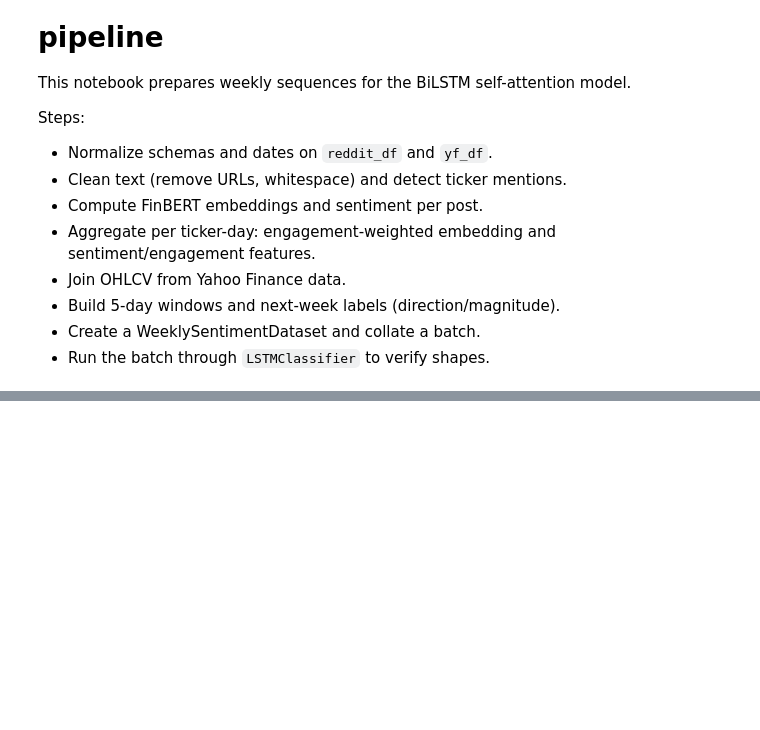
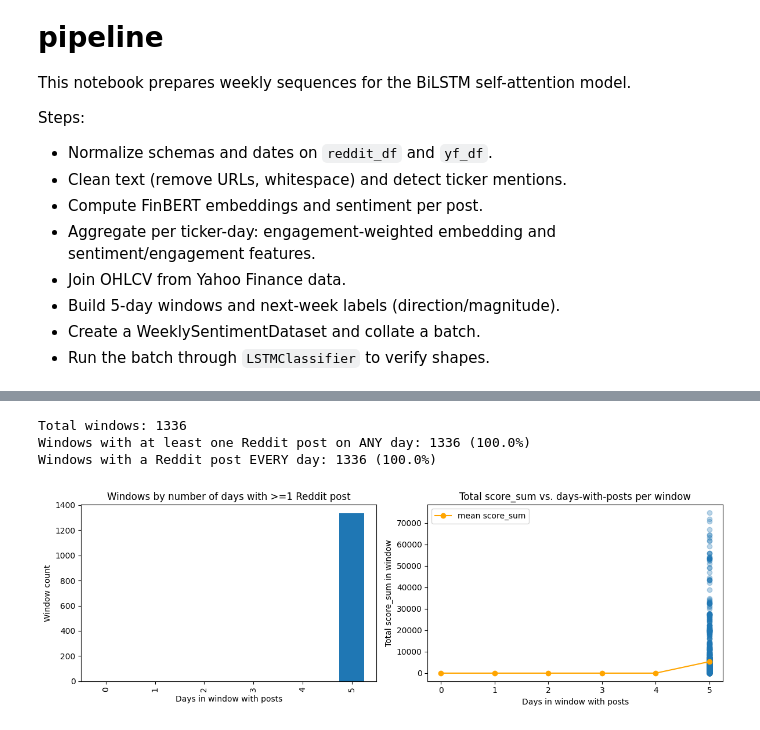
Before and after one commit to Andrew-Gautier/CS560-Group2, a Jupyter notebook: preprocessing.ipynb, the cells around one changed output, grey strips where cells are left out. Saved outputs shown, nothing was run; the diff lists cells and outputs as text; code cells hidden in the pictures; blank space fills up the shorter version.

```diff
--- a/preprocessing.ipynb
+++ b/preprocessing.ipynb
@@ -261,3 +330,79 @@ Built 0 sequences across 12 tickers
+# %%
+# Coverage of Reddit posts within built sequences + distributions
+if len(globals().get('sequences', [])) == 0:
+    print('No sequences built yet. Run the sequence-building cell first.')
+else:
+    rd = reddit.copy()
+    rd['date'] = pd.to_datetime(rd['created_utc']).dt.tz_convert('US/Eastern').dt.date
+    rd['ticker'] = rd['ticker'].astype(str).str.upper()
+    # Use distinct names to avoid collisions with columns already in `merged`
+    post_counts = (
+        rd.groupby(['ticker','date'])
+          .agg(posts=('id','count'), score_sum_day=('score','sum'))
+          .reset_index()
+    )
+
+    mp = merged.merge(post_counts, on=['ticker','date'], how='left')
+    mp['posts'] = mp['posts'].fillna(0).astype(int)
+    mp['score_sum_day'] = mp.get('score_sum_day', 0).fillna(0)
+
+    rows = []
+    seq_len_local = int(lengths[0]) if len(lengths) else None
+    for k, m in enumerate(meta):
+        tic = m.get('ticker')
+        start_idx = int(m.get('start_index', 0))
+        g = (mp[mp['ticker'] == tic]
+             .sort_values('date')
+             .reset_index(drop=True))
+        T = int(sequences[k].shape[0])
+        w = g.iloc[start_idx:start_idx+T]
+        days_with_post = int((w['posts'] > 0).sum())
+        total_posts = int(w['posts'].sum())
+        total_score = float(w['score_sum_day'].sum())
+        rows.append({
+            'k': k,
+            'ticker': tic,
+            'T': T,
+            'days_with_post': days_with_post,
+            'has_any_day': days_with_post > 0,
+            'has_all_days': days_with_post == T,
+            'total_posts': total_posts,
+            'total_score_sum': total_score,
+        })
+
+    cov = pd.DataFrame(rows)
+
+    total_windows = len(cov)
+    any_day = int(cov['has_any_day'].sum())
+    all_days = int(cov['has_all_days'].sum())
+    print(f'Total windows: {total_windows}')
+    print(f'Windows with at least one Reddit post on ANY day: {any_day} ({any_day/max(total_windows,1):.1%})')
+    print(f'Windows with a Reddit post EVERY day: {all_days} ({all_days/max(total_windows,1):.1%})')
+
+    max_days = int(cov['T'].max()) if not cov.empty else (seq_len_local or 5)
+    dist = cov['days_with_post'].value_counts().reindex(range(0, max_days+1), fill_value=0)
+    mean_score_by_days = cov.groupby('days_with_post')['total_score_sum'].mean().reindex(range(0, max_days+1), fill_value=0)
+
+    fig, ax = plt.subplots(1, 2, figsize=(12, 4))
+    dist.plot(kind='bar', ax=ax[0])
+    ax[0].set_title('Windows by number of days with >=1 Reddit post')
+    ax[0].set_xlabel('Days in window with posts')
+    ax[0].set_ylabel('Window count')
+
+    ax[1].scatter(cov['days_with_post'], cov['total_score_sum'], alpha=0.3)
+    ax[1].plot(mean_score_by_days.index, mean_score_by_days.values, color='orange', marker='o', label='mean score_sum')
+    ax[1].set_title('Total score_sum vs. days-with-posts per window')
+    ax[1].set_xlabel('Days in window with posts')
+    ax[1].set_ylabel('Total score_sum in window')
+    ax[1].legend()
+
+    plt.tight_layout()
+    plt.show()
+# %% [output]
+Total windows: 1336
+Windows with at least one Reddit post on ANY day: 1336 (100.0%)
+Windows with a Reddit post EVERY day: 1336 (100.0%)
+[figure, added]
 # %%
 from dataset import WeeklySentimentDataset, collate_weekly
 from model import LSTMClassifier
```
Also changed, not shown: parts of 9 cells of this notebook, 3 other files.
